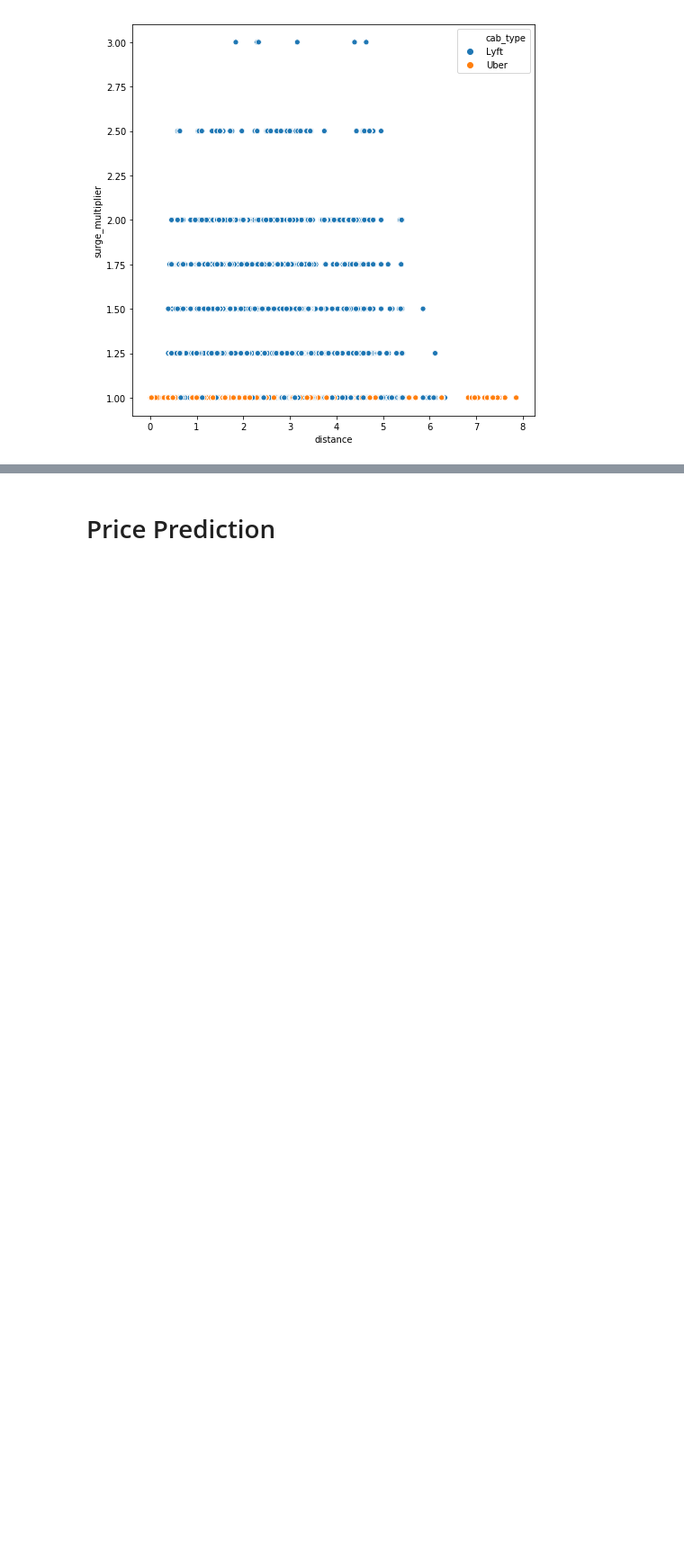
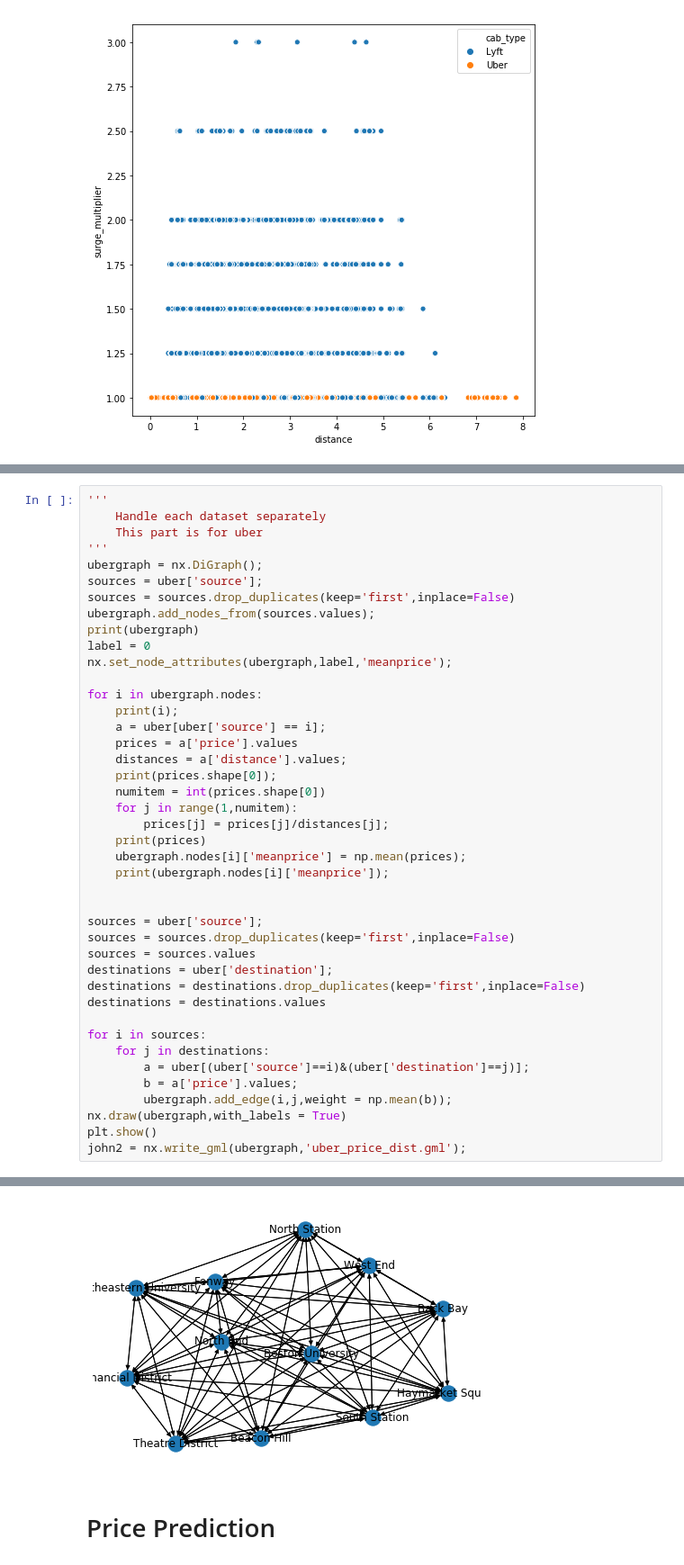
Before and after one commit to jacinda96/ECE-143-Project-Group-13, a Jupyter notebook: ECE143.ipynb, the cells around one changed output, grey strips where cells are left out. Shown: that part at 90% size. Saved outputs shown, nothing was run; the diff lists cells and outputs as text; blank space fills up the shorter version.

```diff
--- a/ECE143.ipynb
+++ b/ECE143.ipynb
@@ -207,0 +317,43 @@ sns.scatterplot(x=data_train["distance"],y=data_train["surge_multiplier"],data=d
+# %%
+'''
+    Handle each dataset separately
+    This part is for uber
+'''
+ubergraph = nx.DiGraph();
+sources = uber['source'];
+sources = sources.drop_duplicates(keep='first',inplace=False)
+ubergraph.add_nodes_from(sources.values);
+print(ubergraph)
+label = 0
+nx.set_node_attributes(ubergraph,label,'meanprice');
+
+for i in ubergraph.nodes:
+    print(i);
+    a = uber[uber['source'] == i];
+    prices = a['price'].values
+    distances = a['distance'].values;
+    print(prices.shape[0]);
+    numitem = int(prices.shape[0])
+    for j in range(1,numitem):
+        prices[j] = prices[j]/distances[j];
+    print(prices)
+    ubergraph.nodes[i]['meanprice'] = np.mean(prices);
+    print(ubergraph.nodes[i]['meanprice']);
+
+
+sources = uber['source'];
+sources = sources.drop_duplicates(keep='first',inplace=False)
+sources = sources.values
+destinations = uber['destination'];
+destinations = destinations.drop_duplicates(keep='first',inplace=False)
+destinations = destinations.values
+
+for i in sources:
+    for j in destinations:
+        a = uber[(uber['source']==i)&(uber['destination']==j)];
+        b = a['price'].values;
+        ubergraph.add_edge(i,j,weight = np.mean(b));
+nx.draw(ubergraph,with_labels = True)
+plt.show()
+john2 = nx.write_gml(ubergraph,'uber_price_dist.gml');
+# %% [output]
@@ -208,3 +377,4 @@ sns.scatterplot(x=data_train["distance"],y=data_train["surge_multiplier"],data=d
+[figure, added]
 # %% [markdown]
 # Price Prediction
 # %%
```
Also changed, not shown: parts of 5 cells of this notebook.
